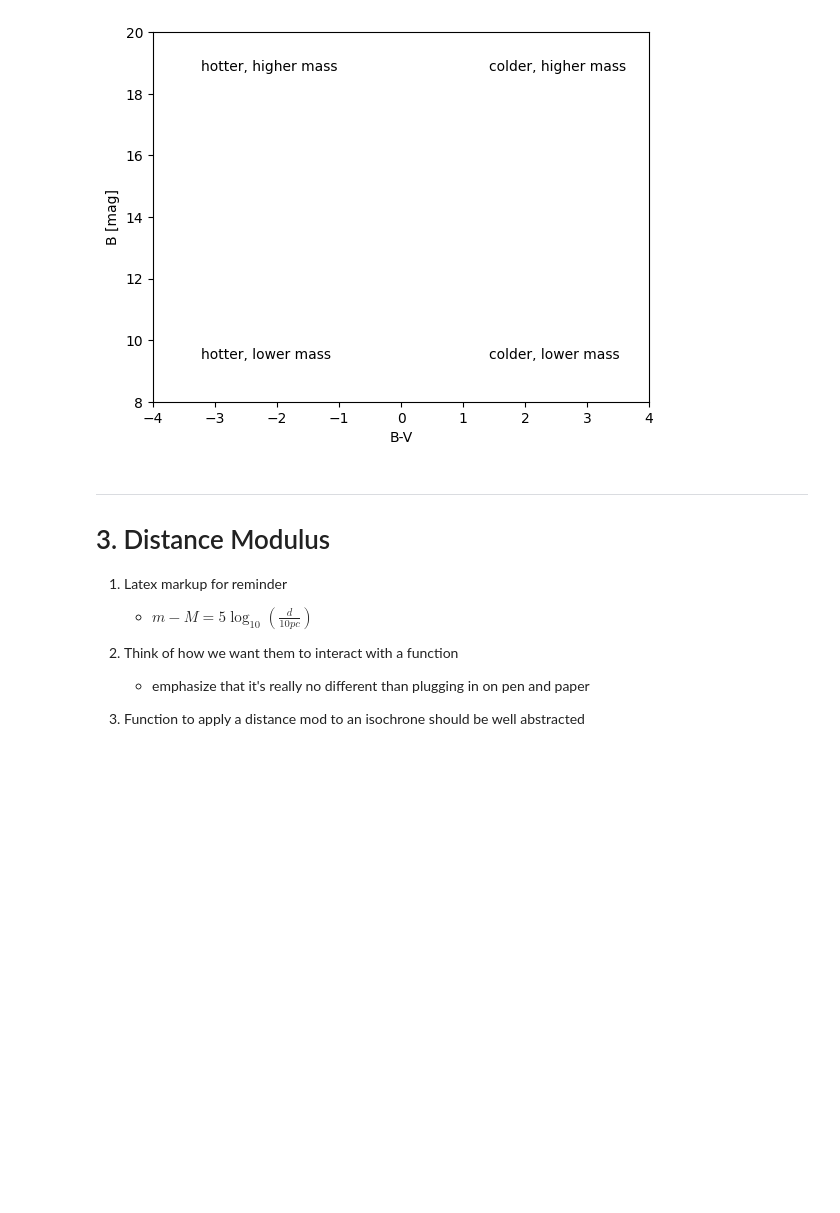
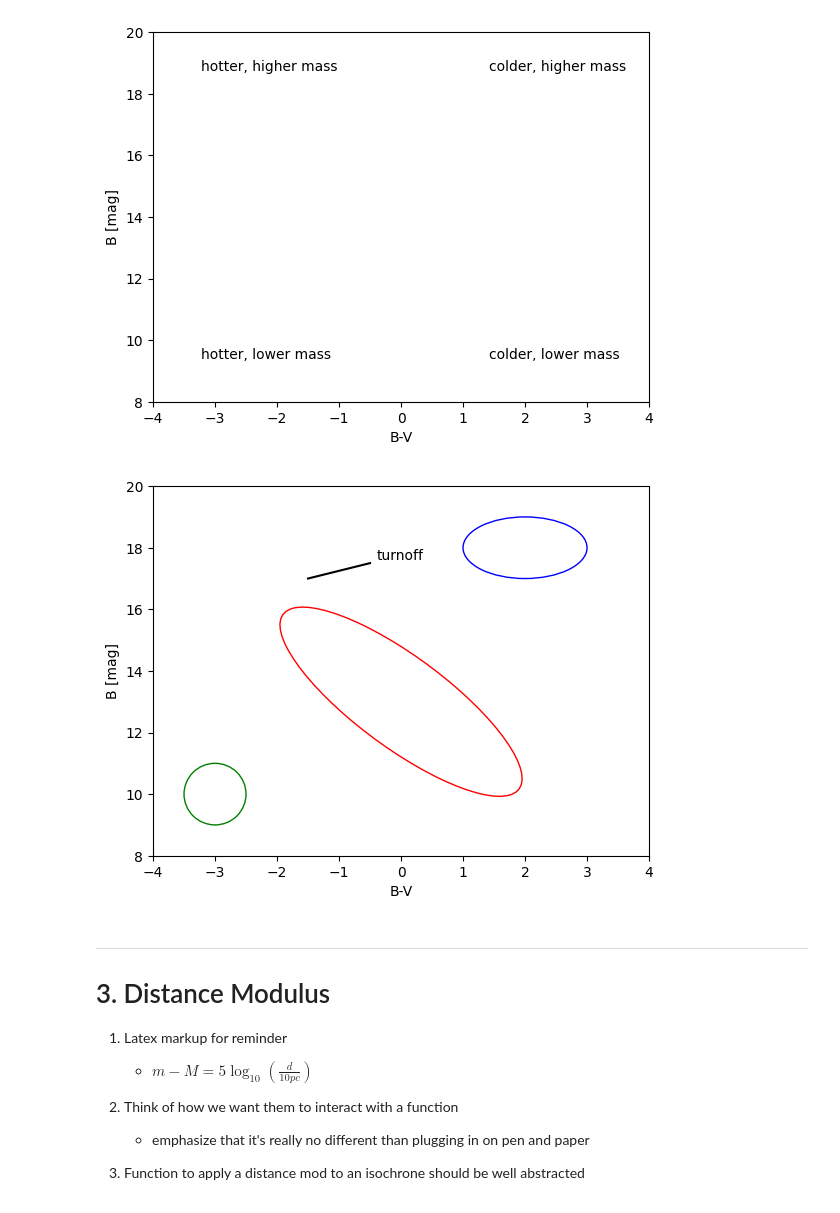
Before and after one commit to noahfranz13/astro-education-nbs, a Jupyter notebook: notebooks/prototyping.ipynb, the cells around one changed output. Cells and saved outputs as stored; diff of their text form; code cells hidden in the pictures; blank space fills up the shorter version.

```diff
--- a/notebooks/prototyping.ipynb
+++ b/notebooks/prototyping.ipynb
@@ -156,6 +160,33 @@ plot_labels_physical(labels2)
 # %% [output]
 [figure]
 [figure]
+# %%
+fig, ax = plt.subplots()
+
+ax.set_xlabel('B-V')
+ax.set_ylabel('B [mag]')
+ax.set_xlim([-4,4])
+ax.set_ylim([8,20])
+
+ms_ellipse = Ellipse(xy=(0, 13), width=2, height=7, angle=30, fc='none', ec='r')
+ax.add_artist(ms_ellipse)
+
+asb_ellipse = Ellipse(xy=(2, 18), width=2, height=2, angle=0, fc='none', ec='blue')
+ax.add_artist(asb_ellipse)
+
+wd_ellipse = Ellipse(xy=(-3, 10), width=1, height=2, angle=0, fc='none', ec='green')
+ax.add_artist(wd_ellipse)
+
+def label_turnoff(x,y):
+    plt.text(x+1.1, y+0.6, 'turnoff')
+    plt.plot([x,x+1], [y,y+0.5], 'k-')
+
+
+label_turnoff(-1.5,17)
+
+plt.show()
+# %% [output]
+[figure, added]
 # %% [markdown]
 ---
 # 3. Distance Modulus
```
Also changed, not shown: parts of 2 cells of this notebook.
